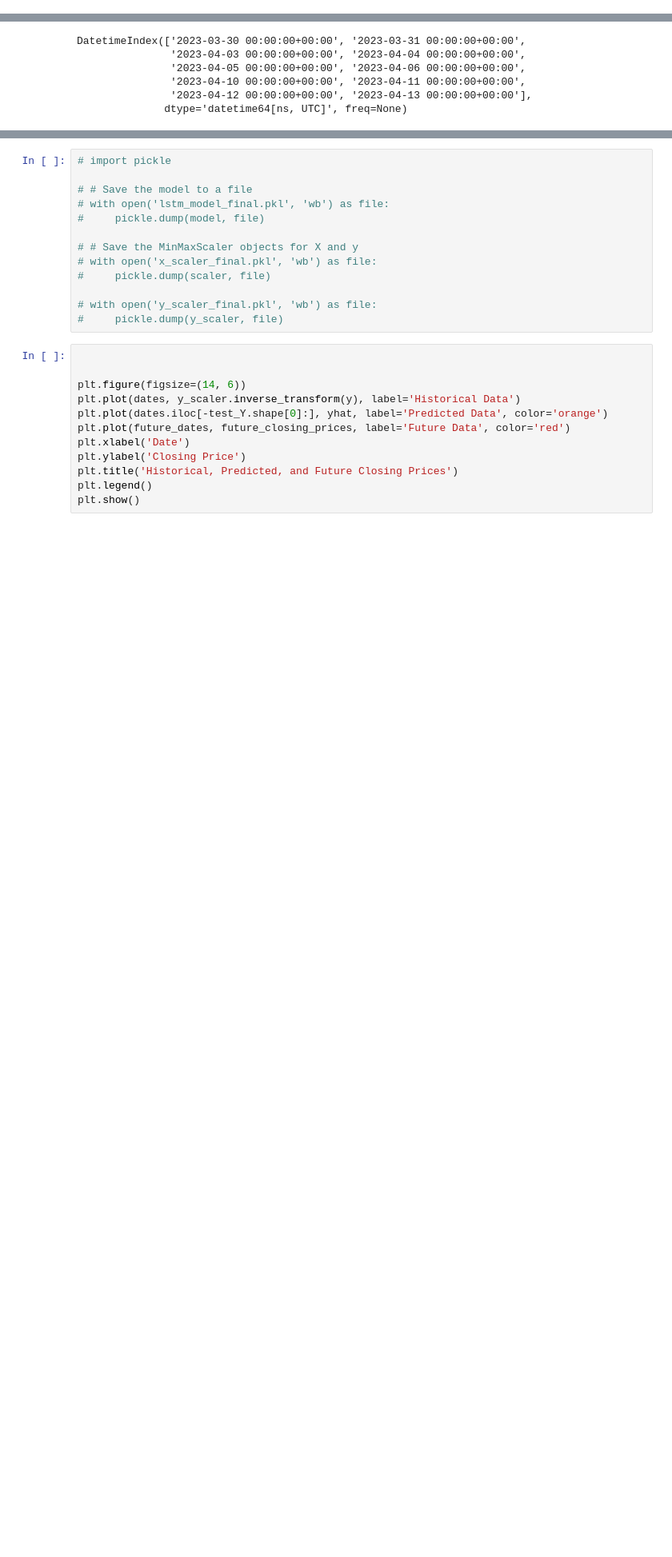
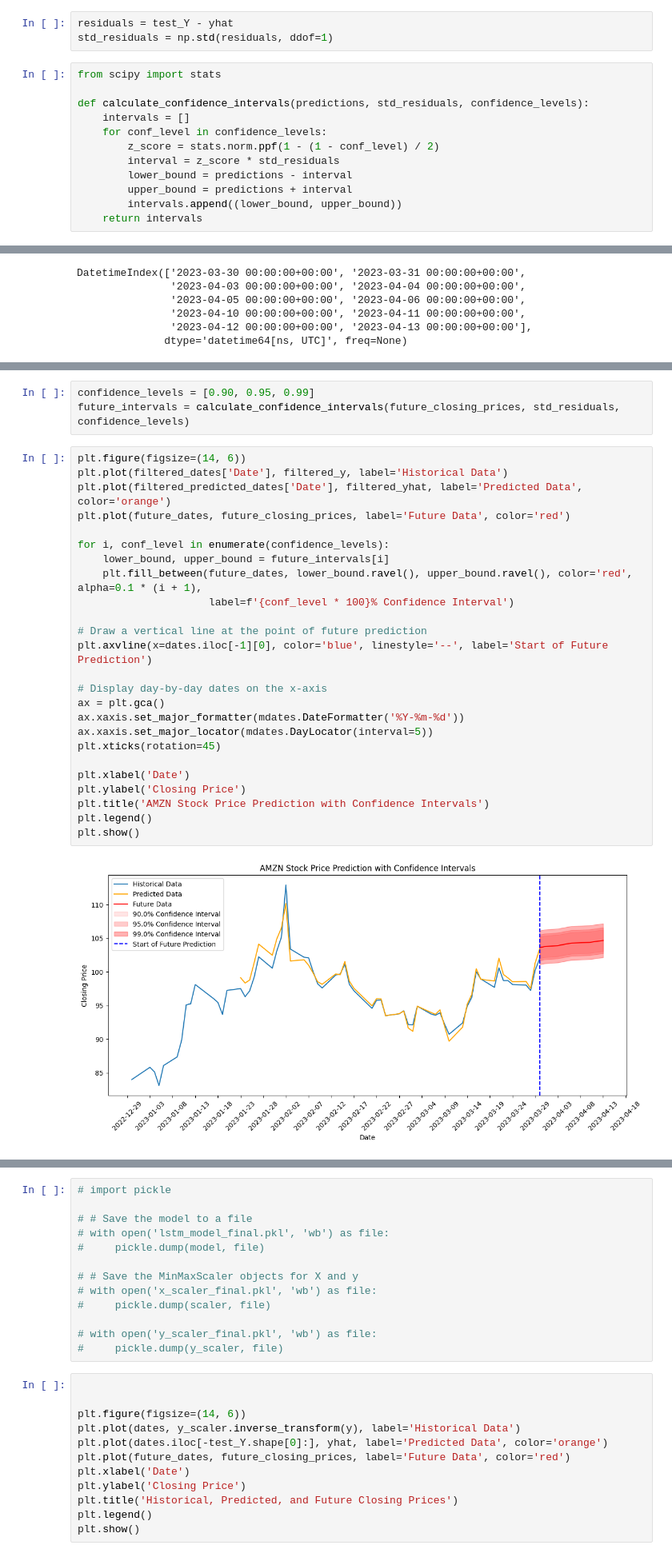
Before and after one commit to sdsouza33/StockMarket_2053BDM, a Jupyter notebook: 2053_LSTM_AMZN_stock.ipynb, the cells around one changed output, grey strips where cells are left out. Shown at 80% size. Saved outputs shown, nothing was run; the diff lists cells and outputs as text; blank space fills up the shorter version.

Commit message:
Confidence intervals added

```diff
--- a/2053_LSTM_AMZN_stock.ipynb
+++ b/2053_LSTM_AMZN_stock.ipynb
@@ -203,3 +197,18 @@ R²:  0.8708326461420555
+# %%
+residuals = test_Y - yhat
+std_residuals = np.std(residuals, ddof=1)
+# %%
+from scipy import stats
+
+def calculate_confidence_intervals(predictions, std_residuals, confidence_levels):
+    intervals = []
+    for conf_level in confidence_levels:
+        z_score = stats.norm.ppf(1 - (1 - conf_level) / 2)
+        interval = z_score * std_residuals
+        lower_bound = predictions - interval
+        upper_bound = predictions + interval
+        intervals.append((lower_bound, upper_bound))
+    return intervals
 # %%
 
 from pmdarima.arima import auto_arima
@@ -275,0 +285,30 @@ print(future_closing_prices_df)
+# %%
+confidence_levels = [0.90, 0.95, 0.99]
+future_intervals = calculate_confidence_intervals(future_closing_prices, std_residuals, confidence_levels)
+# %%
+plt.figure(figsize=(14, 6))
+plt.plot(filtered_dates['Date'], filtered_y, label='Historical Data')
+plt.plot(filtered_predicted_dates['Date'], filtered_yhat, label='Predicted Data', color='orange')
+plt.plot(future_dates, future_closing_prices, label='Future Data', color='red')
+
+for i, conf_level in enumerate(confidence_levels):
+    lower_bound, upper_bound = future_intervals[i]
+    plt.fill_between(future_dates, lower_bound.ravel(), upper_bound.ravel(), color='red', alpha=0.1 * (i + 1),
+                     label=f'{conf_level * 100}% Confidence Interval')
+
+# Draw a vertical line at the point of future prediction
+plt.axvline(x=dates.iloc[-1][0], color='blue', linestyle='--', label='Start of Future Prediction')
+
+# Display day-by-day dates on the x-axis
+ax = plt.gca()
+ax.xaxis.set_major_formatter(mdates.DateFormatter('%Y-%m-%d'))
+ax.xaxis.set_major_locator(mdates.DayLocator(interval=5))
+plt.xticks(rotation=45)
+
+plt.xlabel('Date')
+plt.ylabel('Closing Price')
+plt.title('AMZN Stock Price Prediction with Confidence Intervals')
+plt.legend()
+plt.show()
+# %% [output]
+[figure, added]
```
Also changed, not shown: parts of 7 cells of this notebook.
